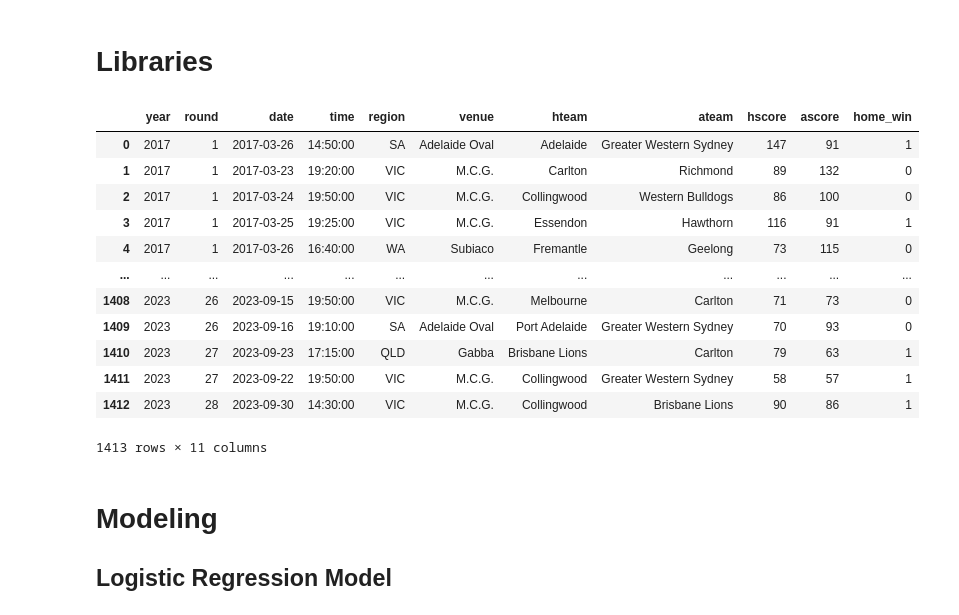
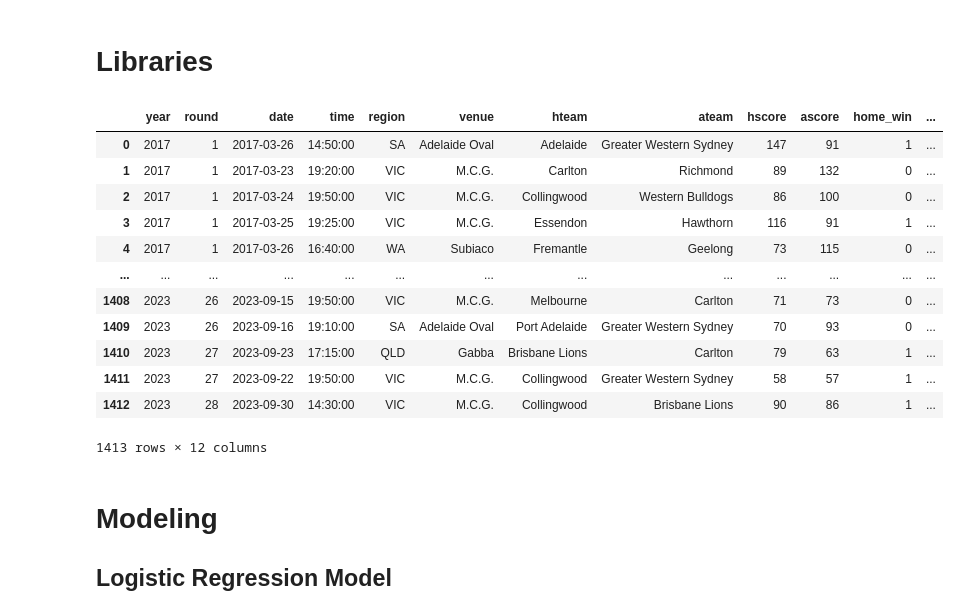
Before and after one commit to LeonViti/AFL, a Jupyter notebook: afl_modelling.ipynb, the cells around one changed output. Drawn from its saved outputs; the diff is of its cells as text; code cells hidden in the pictures.

```diff
--- a/afl_modelling.ipynb
+++ b/afl_modelling.ipynb
@@ -7,21 +7,22 @@ from sklearn.linear_model import LogisticRegression
 from sklearn.model_selection import train_test_split
 from sklearn.metrics import classification_report, confusion_matrix
 # %%
-pd.read_csv('fixture.csv')
+fixture = pd.read_csv('fixture.csv')
+fixture
 # %% [output]
-|  | year | round | date | time | region | venue | hteam | ateam | hscore | ascore | home_win |
-| 0 | 2017 | 1 | 2017-03-26 | 14:50:00 | SA | Adelaide Oval | Adelaide | Greater Western Sydney | 147 | 91 | 1 |
-| 1 | 2017 | 1 | 2017-03-23 | 19:20:00 | VIC | M.C.G. | Carlton | Richmond | 89 | 132 | 0 |
-| 2 | 2017 | 1 | 2017-03-24 | 19:50:00 | VIC | M.C.G. | Collingwood | Western Bulldogs | 86 | 100 | 0 |
-| 3 | 2017 | 1 | 2017-03-25 | 19:25:00 | VIC | M.C.G. | Essendon | Hawthorn | 116 | 91 | 1 |
-| 4 | 2017 | 1 | 2017-03-26 | 16:40:00 | WA | Subiaco | Fremantle | Geelong | 73 | 115 | 0 |
-| ... | ... | ... | ... | ... | ... | ... | ... | ... | ... | ... | ... |
-| 1408 | 2023 | 26 | 2023-09-15 | 19:50:00 | VIC | M.C.G. | Melbourne | Carlton | 71 | 73 | 0 |
-| 1409 | 2023 | 26 | 2023-09-16 | 19:10:00 | SA | Adelaide Oval | Port Adelaide | Greater Western Sydney | 70 | 93 | 0 |
-| 1410 | 2023 | 27 | 2023-09-23 | 17:15:00 | QLD | Gabba | Brisbane Lions | Carlton | 79 | 63 | 1 |
-| 1411 | 2023 | 27 | 2023-09-22 | 19:50:00 | VIC | M.C.G. | Collingwood | Greater Western Sydney | 58 | 57 | 1 |
-| 1412 | 2023 | 28 | 2023-09-30 | 14:30:00 | VIC | M.C.G. | Collingwood | Brisbane Lions | 90 | 86 | 1 |
+|  | year | round | date | time | region | venue | hteam | ateam | hscore | ascore | home_win | ... |
+| 0 | 2017 | 1 | 2017-03-26 | 14:50:00 | SA | Adelaide Oval | Adelaide | Greater Western Sydney | 147 | 91 | 1 | ... |
+| 1 | 2017 | 1 | 2017-03-23 | 19:20:00 | VIC | M.C.G. | Carlton | Richmond | 89 | 132 | 0 | ... |
+| 2 | 2017 | 1 | 2017-03-24 | 19:50:00 | VIC | M.C.G. | Collingwood | Western Bulldogs | 86 | 100 | 0 | ... |
+| 3 | 2017 | 1 | 2017-03-25 | 19:25:00 | VIC | M.C.G. | Essendon | Hawthorn | 116 | 91 | 1 | ... |
+| 4 | 2017 | 1 | 2017-03-26 | 16:40:00 | WA | Subiaco | Fremantle | Geelong | 73 | 115 | 0 | ... |
+| ... | ... | ... | ... | ... | ... | ... | ... | ... | ... | ... | ... | ... |
+| 1408 | 2023 | 26 | 2023-09-15 | 19:50:00 | VIC | M.C.G. | Melbourne | Carlton | 71 | 73 | 0 | ... |
+| 1409 | 2023 | 26 | 2023-09-16 | 19:10:00 | SA | Adelaide Oval | Port Adelaide | Greater Western Sydney | 70 | 93 | 0 | ... |
+| 1410 | 2023 | 27 | 2023-09-23 | 17:15:00 | QLD | Gabba | Brisbane Lions | Carlton | 79 | 63 | 1 | ... |
+| 1411 | 2023 | 27 | 2023-09-22 | 19:50:00 | VIC | M.C.G. | Collingwood | Greater Western Sydney | 58 | 57 | 1 | ... |
+| 1412 | 2023 | 28 | 2023-09-30 | 14:30:00 | VIC | M.C.G. | Collingwood | Brisbane Lions | 90 | 86 | 1 | ... |
-1413 rows × 11 columns
+1413 rows × 12 columns
 # %% [markdown]
 # Modeling
 
```
Also changed, not shown: parts of 8 cells of this notebook, 3 other files.
